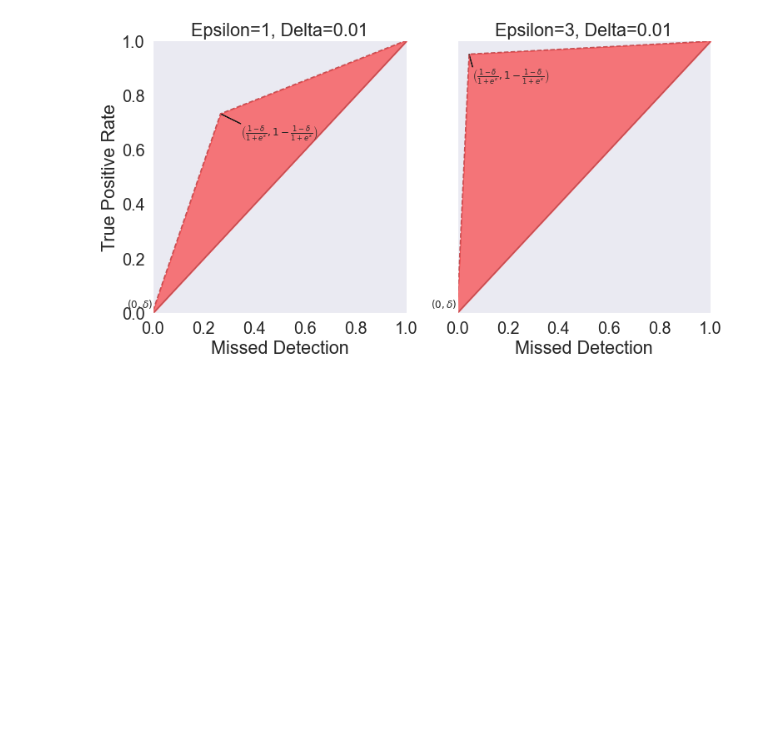
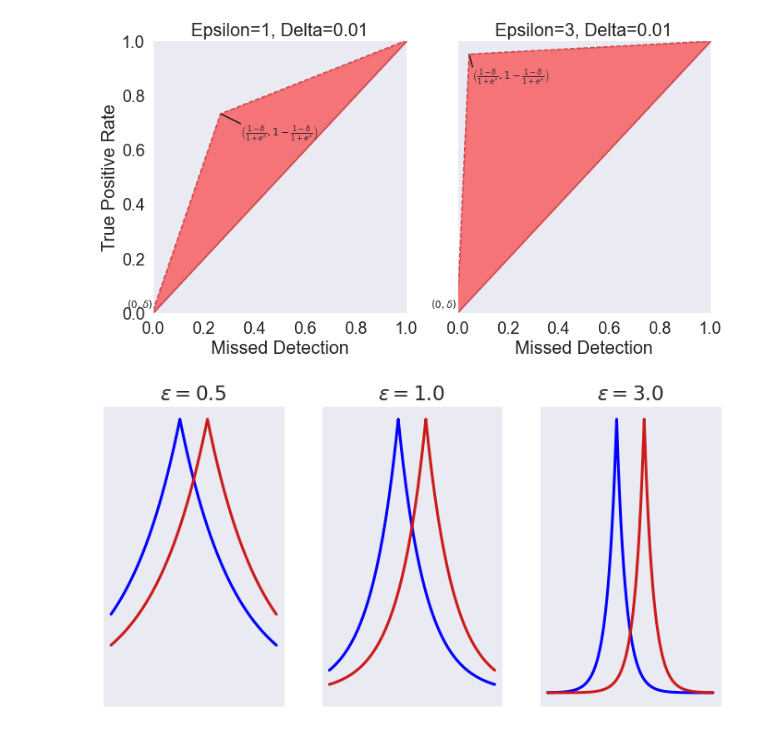
Before and after one commit to RobRomijnders/pydata24, a Jupyter notebook: pydata2024.ipynb, the cells around one changed output. Drawn from its saved outputs; the diff is of its cells as text; code cells hidden in the pictures; blank space fills up the shorter version.

```diff
--- a/pydata2024.ipynb
+++ b/pydata2024.ipynb
@@ -243,3 +247,41 @@ axarr[0].set_ylabel(r'True Positive Rate')  # , fontsize=14
 # %% [output]
 Text(0, 0.5, 'True Positive Rate')
 [figure]
+# %%
+sns.set(style='darkgrid')
+sns.set(font_scale=1.8)
+
+b_params = [2.0, 1.0, 0.33]
+
+fig, axarr = plt.subplots(1, len(b_params), figsize=(12, 6), sharey=True)
+
+# Redefine the red color to a softer tone
+soft_red = (.8, 0.1, 0.1)
+soft_blue = (.1, 0.1, 0.8)
+
+linewidth = 3.
+
+# X-axis values
+x = np.linspace(-3, 3, 5000)
+
+# Parameters for two Laplace distributions
+mu1 = -0.5  # Mean and scale for first distribution (blue)
+mu2 = 0.5  # Mean and scale for second distribution (red)
+for i, (ax, b_param) in enumerate(zip(axarr, b_params)):
+    # Laplace distribution PDFs
+    y1 = stats.laplace.pdf(x, mu1, b_param)
+    y2 = stats.laplace.pdf(x, mu2, b_param)
+
+    y1 = y1 / np.max(y1)
+    y2 = y2 / np.max(y2)
+
+    # Plot
+    ax.plot(x, y1, color='blue', linewidth=linewidth)
+    ax.plot(x, y2, color=soft_red, linewidth=linewidth)
+    ax.grid(False)
+    ax.set_yticklabels([])
+    ax.set_xticklabels([])
+
+    ax.set_title(f"$ \epsilon= {1/b_param:.1f} $")
+# %% [output]
+[figure, added]
```
Also changed, not shown: parts of 3 cells of this notebook.
